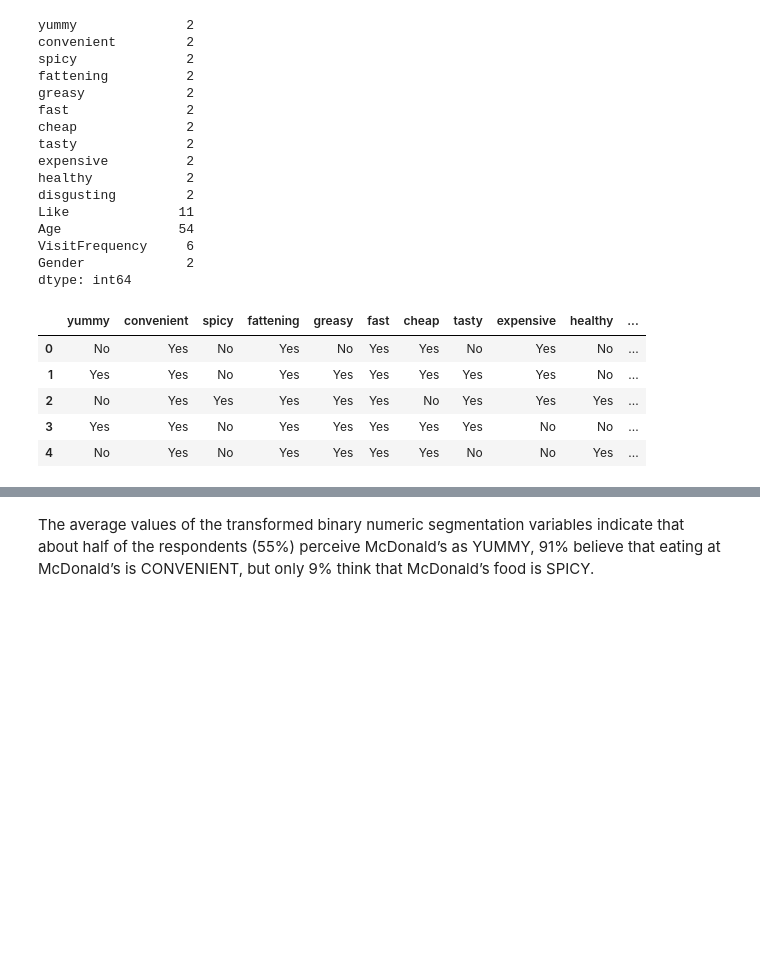
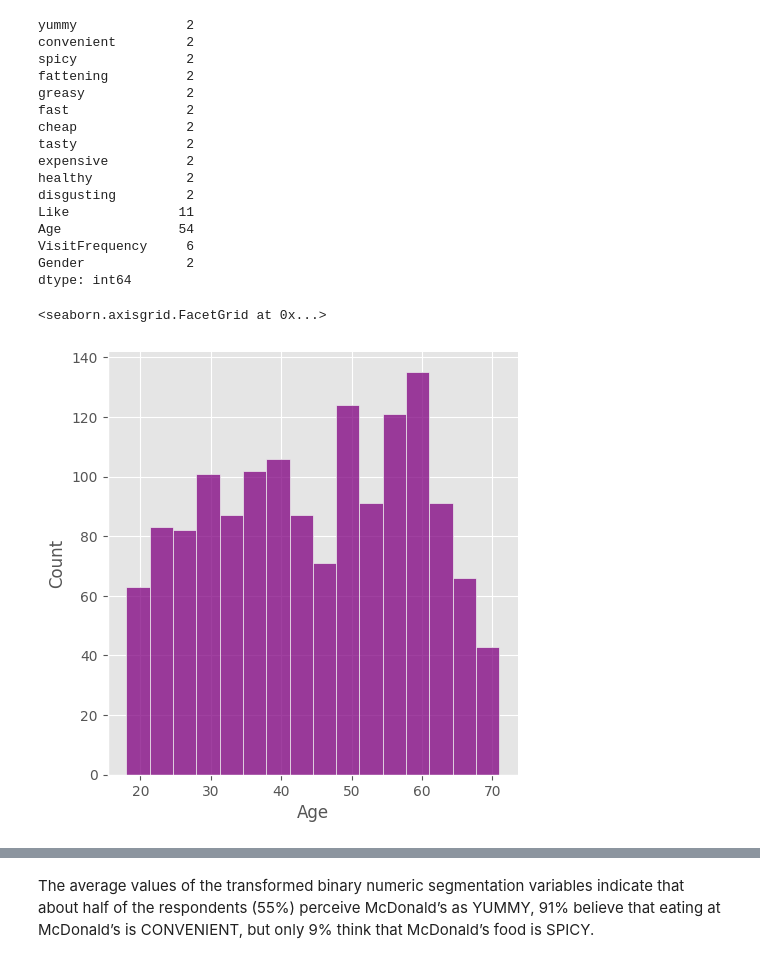
Before and after one commit to a-njan-a/McDonalds-Market-Segmentation, a Jupyter notebook: McDonalds_market_segmentation.ipynb, the cells around one changed output, grey strips where cells are left out. Cells and saved outputs as stored; diff of their text form; code cells hidden in the pictures; blank space fills up the shorter version.

```diff
--- a/McDonalds_market_segmentation.ipynb
+++ b/McDonalds_market_segmentation.ipynb
@@ -45,13 +58,8 @@ Age               54
 VisitFrequency     6
 Gender             2
 dtype: int64
-# %%
-seg_data = data[data.columns[0:11]]
-seg_data.head()
-# %% [output]
-|  | yummy | convenient | spicy | fattening | greasy | fast | cheap | tasty | expensive | healthy | ... |
-| 0 | No | Yes | No | Yes | No | Yes | Yes | No | Yes | No | ... |
-| 1 | Yes | Yes | No | Yes | Yes | Yes | Yes | Yes | Yes | No | ... |
-| 2 | No | Yes | Yes | Yes | Yes | Yes | No | Yes | Yes | Yes | ... |
-| 3 | Yes | Yes | No | Yes | Yes | Yes | Yes | Yes | No | No | ... |
-| 4 | No | Yes | No | Yes | Yes | Yes | Yes | No | No | Yes | ... |
+# %%
+sns.displot(data["Age"], bins=16, color="purple")
+# %% [output]
+<seaborn.axisgrid.FacetGrid at 0x...>
+[figure, added]
```
Also changed, not shown: parts of 13 cells of this notebook.
